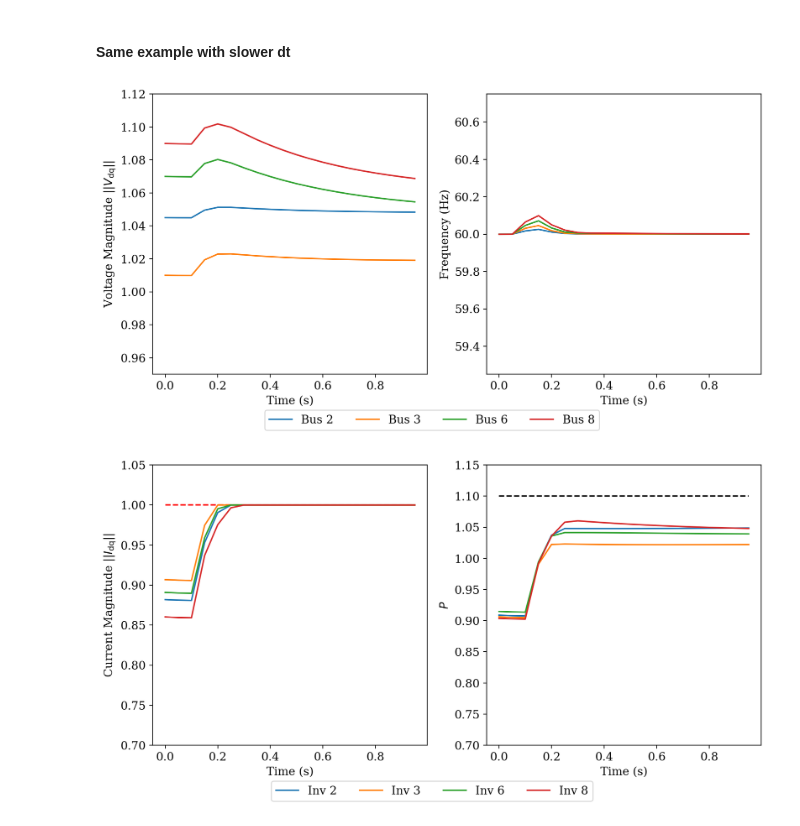
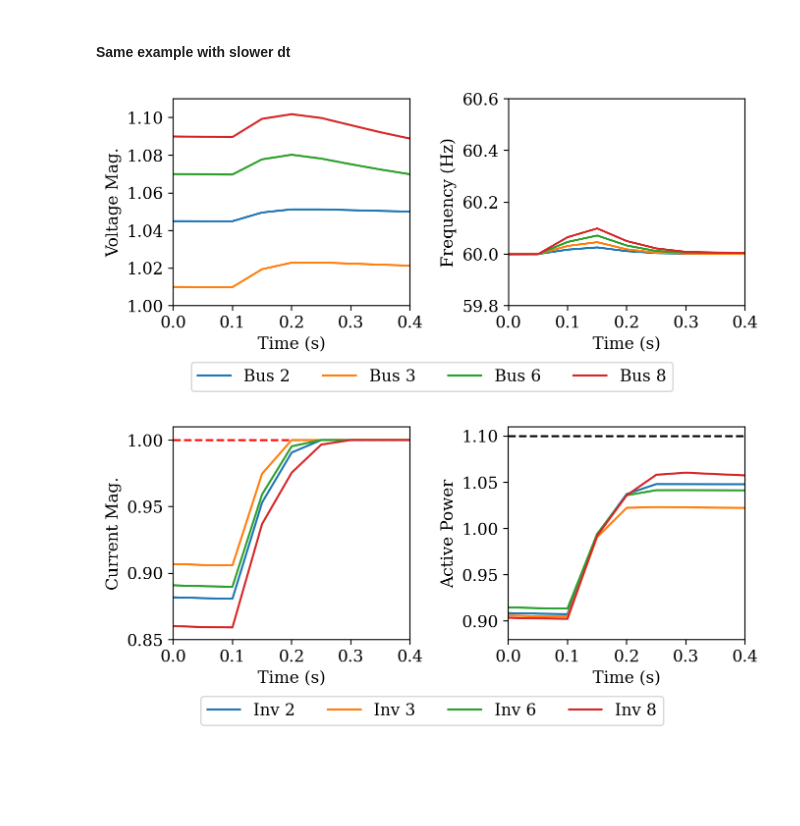
Before and after one commit to lpstreitmatter/Optimal-Safe-Converter-Control, a Jupyter notebook: Optimal_Safe_Converter_Control.ipynb, the cells around one changed output. Cells and saved outputs as stored; diff of their text form; code cells hidden in the pictures; blank space fills up the shorter version.

```diff
--- a/Optimal_Safe_Converter_Control.ipynb
+++ b/Optimal_Safe_Converter_Control.ipynb
@@ -46,12 +57,19 @@ I_base = S_base/(3*V_base) # for per unit (phase, RMS)
 Z_base = V_base / I_base # for per unit
 
 Imag_lim_val = i_nom_val
+
 # Filter and line parameters
 r_i_val, r_g_val = 0.4, 0.9
 l_i_val, l_g_val =  1.5e-3, 2e-3
 c_val = 10e-7
-L = l_i_val+l_g_val
-R = r_i_val+r_g_val
+
+# Equivalent impedance (using Edq)
+Zeq = calculate_Zeq(r_i_val, l_i_val, r_g_val, l_g_val, c_val, omega_nom_val)
+R, X = float(np.real(Zeq)), float(np.imag(Zeq))
+L = X/(omega_nom_val)
+
+# Equivalent impedance using Vc is simply R_i + j omega L_i
+
 Vg = np.array([v_nom_val,0])
 starttime = 0.05
 endtime = 2
@@ -64,8 +82,8 @@ Imag_lim_val_pu = i_nom_val_pu
 r_i_val_pu, r_g_val_pu = r_i_val/Z_base, r_g_val/Z_base
 l_i_val_pu, l_g_val_pu =  l_i_val/Z_base, l_g_val/Z_base # technically incorrect pu expression but works with code
 c_val_pu = c_val * Z_base # (c_pu = c_val/Y_base = c_val * Z_base) # technically incorrect pu expression but works with code
-L_pu = l_i_val_pu + l_g_val_pu
-R_pu = r_i_val_pu + r_g_val_pu
+L_pu = L/Z_base
+R_pu = R/Z_base
 Vg_pu = Vg / V_base
 # %% [markdown]
 # A. Setpoint change (droop comparison)
@@ -349,43 +832,47 @@ inverter_setpoints = np.vstack((Ps0, V2s0)).T
 inverter_setpoints[:,0] = 1.1 * np.ones(len(Ps0))
 inverter_varnames = np.array([["P",r"$V^2$"],["P",r"$V^2$"],["P",r"$V^2$"],["P",r"$V^2$"]]) # variables corresponding to setpoints in above array
 inverter_mag_limits = np.ones(len(inverter_bus_ids)) # all limited to 1 pu? check what this value should be - possibly smaller since baseMVA is large
 
 ts, Iinvs, Vinvs, Vgs, Ps, Qs = mc.multi_inv_simulation(slack_id, inverter_bus_ids, inverter_setpoints, inverter_varnames,
                          inverter_mag_limits, pf_result,
                          Ybus_KRONdq, Y_slackdq, filter_rs, filter_xs,
                          rho=rho, alpha=alpha,
                          dt=dt, starttime = starttime, endtime=endtime)
 
 # Plot voltage magnitude and frequency (network voltages)
 n_steps = len(ts)
 n_inv = len(inverter_bus_ids)
 Vg_mag_data = np.linalg.norm(Vgs.reshape(n_steps,n_inv,2),axis=2)
 Vg_angle_data, Vg_frequency_data = plot.angle_and_frequency(Vgs, dt)
 Vg_frequency_data = (Vg_frequency_data+2*np.pi*60)/(2*np.pi) # convert to rotating frame and to Hz
 
-fig,(ax1,ax2) = plt.subplots(1,2,figsize=(10,5), sharex=True)
-plot.plot_multi_inverters(ts, Vg_mag_data, r"Voltage Magnitude $||V_\mathrm{dq}||$", "Bus", xlim=None, inv_labels = bus_labels, ax=ax1, show_legend=False)
+fig,(ax1,ax2) = plt.subplots(1,2,figsize=(7,3), sharex=True)
+plot.plot_multi_inverters(ts, Vg_mag_data, r"Voltage Mag.", "Bus", xlim=None, inv_labels = bus_labels, ax=ax1, show_legend=False)
 plot.plot_multi_inverters(ts, Vg_frequency_data, "Frequency (Hz)", "Bus", xlim=None, inv_labels = bus_labels, ax=ax2, show_legend=False)
 handles, labels = ax1.get_legend_handles_labels()
-fig.legend(handles, labels, loc='lower center', ncol=n_inv, bbox_to_anchor=(0.5, -0.05))
-ax1.set_ylim([0.95,1.12])
-ax2.set_ylim([59.25,60.75])
+fig.legend(handles, labels, loc='lower center', ncol=n_inv, bbox_to_anchor=(0.5, -0.1))
+ax1.set_ylim([1.0,1.11])
+ax2.set_ylim([59.8,60.6])
+ax1.set_xlim([0,0.4])
+ax2.set_xlim([0,0.4])
 plt.tight_layout()
 plt.show()
 
 Ii_mag_data = np.linalg.norm(Iinvs.reshape(n_steps,n_inv,2),axis=2)
 Ps_setpoints = np.ones((len(ts), n_inv)) * inverter_setpoints[:,0]
-fig,(ax1,ax2) = plt.subplots(1,2,figsize=(10,5), sharex=True)
+fig,(ax1,ax2) = plt.subplots(1,2,figsize=(7,3), sharex=True)
 ax1.plot(ts, np.ones(len(ts)), "r--") # Plot current limit
-plot.plot_multi_inverters(ts, Ii_mag_data, r"Current Magnitude $||I_\mathrm{dq}||$", "Inv", inv_labels = bus_labels, xlim=None, ax=ax1, show_legend=False)
+plot.plot_multi_inverters(ts, Ii_mag_data, r"Current Mag.", "Inv", inv_labels = bus_labels, xlim=None, ax=ax1, show_legend=False)
 ax2.plot(ts, inverter_setpoints[0,0] * np.ones(len(ts)), "k--") # Plot power setpoint
-plot.plot_multi_inverters(ts, Ps, r"$P$", "Inv", xlim=None, ax=ax2, inv_labels = bus_labels, show_legend=False)
+plot.plot_multi_inverters(ts, Ps, r"Active Power", "Inv", xlim=None, ax=ax2, inv_labels = bus_labels, show_legend=False)
 handles, labels = ax1.get_legend_handles_labels()
-fig.legend(handles, labels, loc='lower center', ncol=n_inv, bbox_to_anchor=(0.5, -0.05))
-ax1.set_ylim([0.7,1.05])
-ax2.set_ylim([0.7,1.15])
+fig.legend(handles, labels, loc='lower center', ncol=n_inv, bbox_to_anchor=(0.5, -0.1))
+ax1.set_ylim([0.85,1.01])
+ax2.set_ylim([0.88,1.11])
+ax1.set_xlim([0,0.4])
+ax2.set_xlim([0,0.4])
 plt.tight_layout()
 plt.show()
 # %% [output]
-[figure, old version]
+[figure, new version]
-[figure, old version]
+[figure, new version]
```
Also changed, not shown: parts of 24 cells of this notebook, 4 other files.
